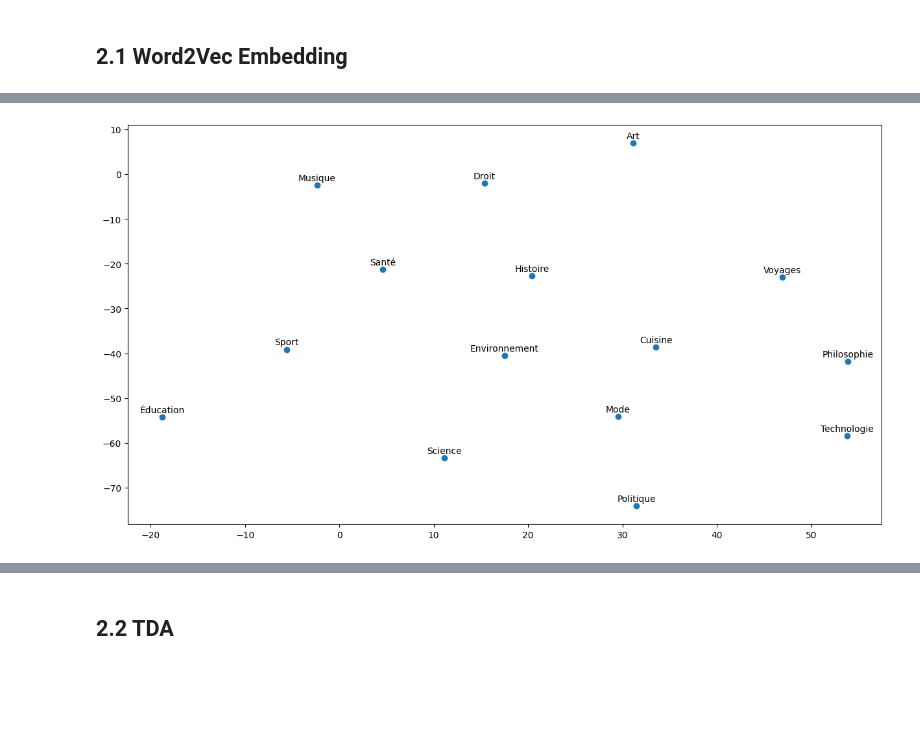
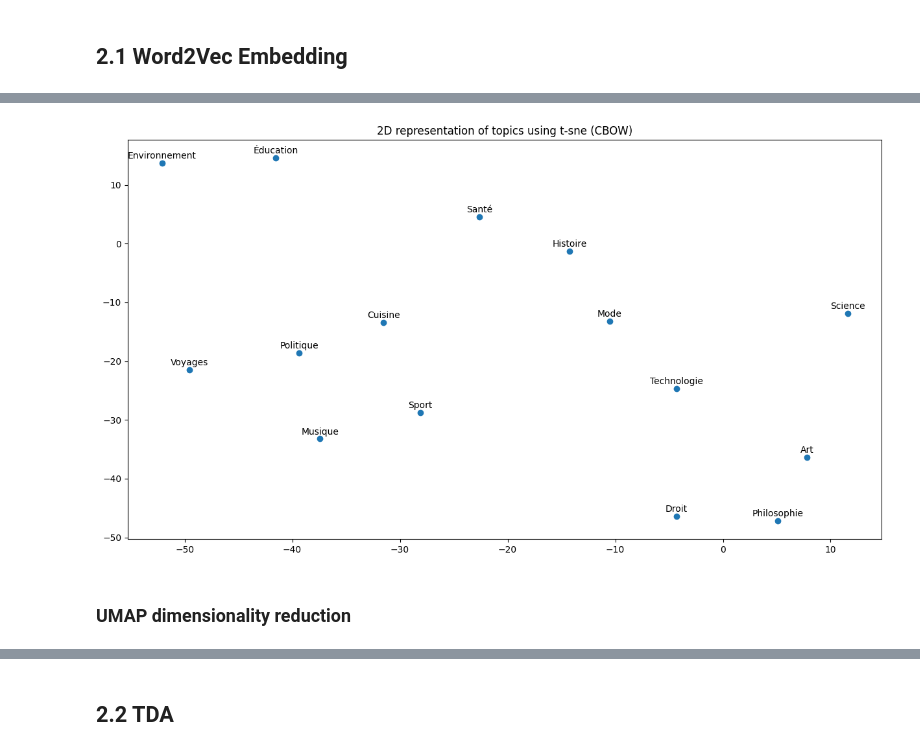
Before and after one commit to Mohsine13-bot/TDA_NAV, a Jupyter notebook: tda.ipynb, the cells around one changed output, grey strips where cells are left out. Cells and saved outputs as stored; diff of their text form; code cells hidden in the pictures; blank space fills up the shorter version.

```diff
--- a/tda.ipynb
+++ b/tda.ipynb
@@ -206,6 +231,26 @@ X = model.wv[vocab]
+# %%
+#cbow representations
+vocab_cbow = list(model_cbow.wv.key_to_index)
+X_cbow = model_cbow.wv[vocab_cbow]
 # %%
 from sklearn.manifold import TSNE
 
-# Perform dimensionality reduction using t-SNE
-tsne = TSNE(n_components=2, random_state=42, perplexity=10)
-X_tsne = tsne.fit_transform(X)
+# Perform dimensionality reduction using t-SNE for skip gram
+tsne = TSNE(n_components=2, random_state=42, perplexity=5)
+X_tsne_sg = tsne.fit_transform(X_sg)
+# %%
+# For cbow
+tsne = TSNE(n_components=2, random_state=42, perplexity=5)
+X_tsne_cbow = tsne.fit_transform(X_cbow)
+# %%
+plt.figure(figsize=(15, 8))
+
+plt.scatter(X_tsne_sg[:, 0], X_tsne_sg[:, 1])
+
+plt.title("2D representation of topics using t-sne (Skip-gram)")
+
+for i, label in enumerate(vocab_sg):
+
+    plt.annotate(label, (X_tsne_sg[i, 0], X_tsne_sg[i, 1]), textcoords="offset points", xytext=(0, 5), ha='center')
+
+plt.show()
@@ -212,12 +259,16 @@ X_tsne = tsne.fit_transform(X)
 # %%
 plt.figure(figsize=(15, 8))
 
-plt.scatter(X_tsne[:, 0], X_tsne[:, 1])
+plt.scatter(X_tsne_cbow[:, 0], X_tsne_cbow[:, 1])
 
-for i, label in enumerate(vocab):
+plt.title("2D representation of topics using t-sne (CBOW)")
 
-    plt.annotate(label, (X_tsne[i, 0], X_tsne[i, 1]), textcoords="offset points", xytext=(0, 5), ha='center')
+for i, label in enumerate(vocab_cbow):
+
+    plt.annotate(label, (X_tsne_cbow[i, 0], X_tsne_cbow[i, 1]), textcoords="offset points", xytext=(0, 5), ha='center')
 
 plt.show()
 # %% [output]
-[figure, old version]
+[figure, new version]
+# %% [markdown]
+### UMAP dimensionality reduction
```
Also changed, not shown: parts of 89 cells of this notebook, 1 other file.
